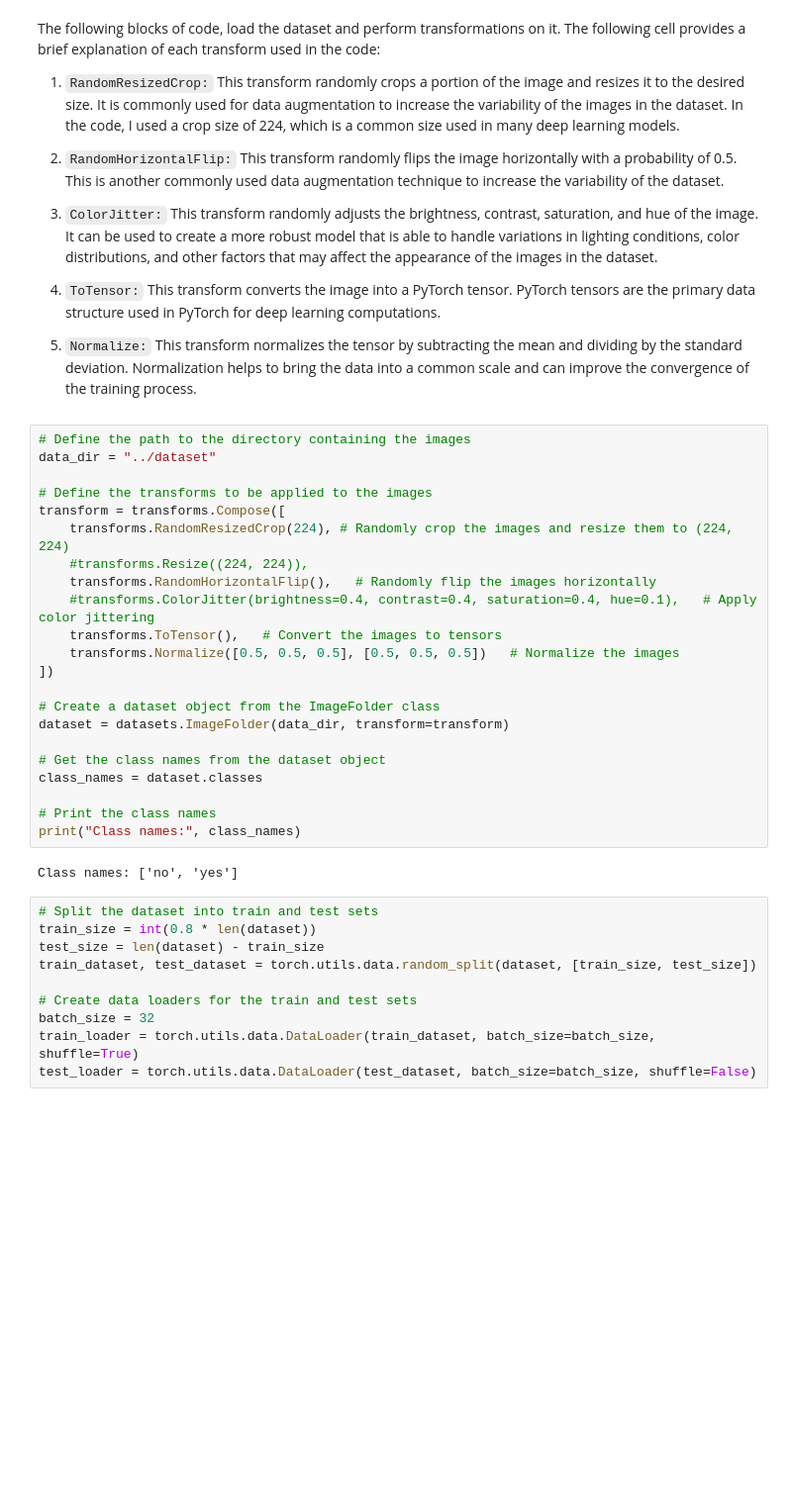
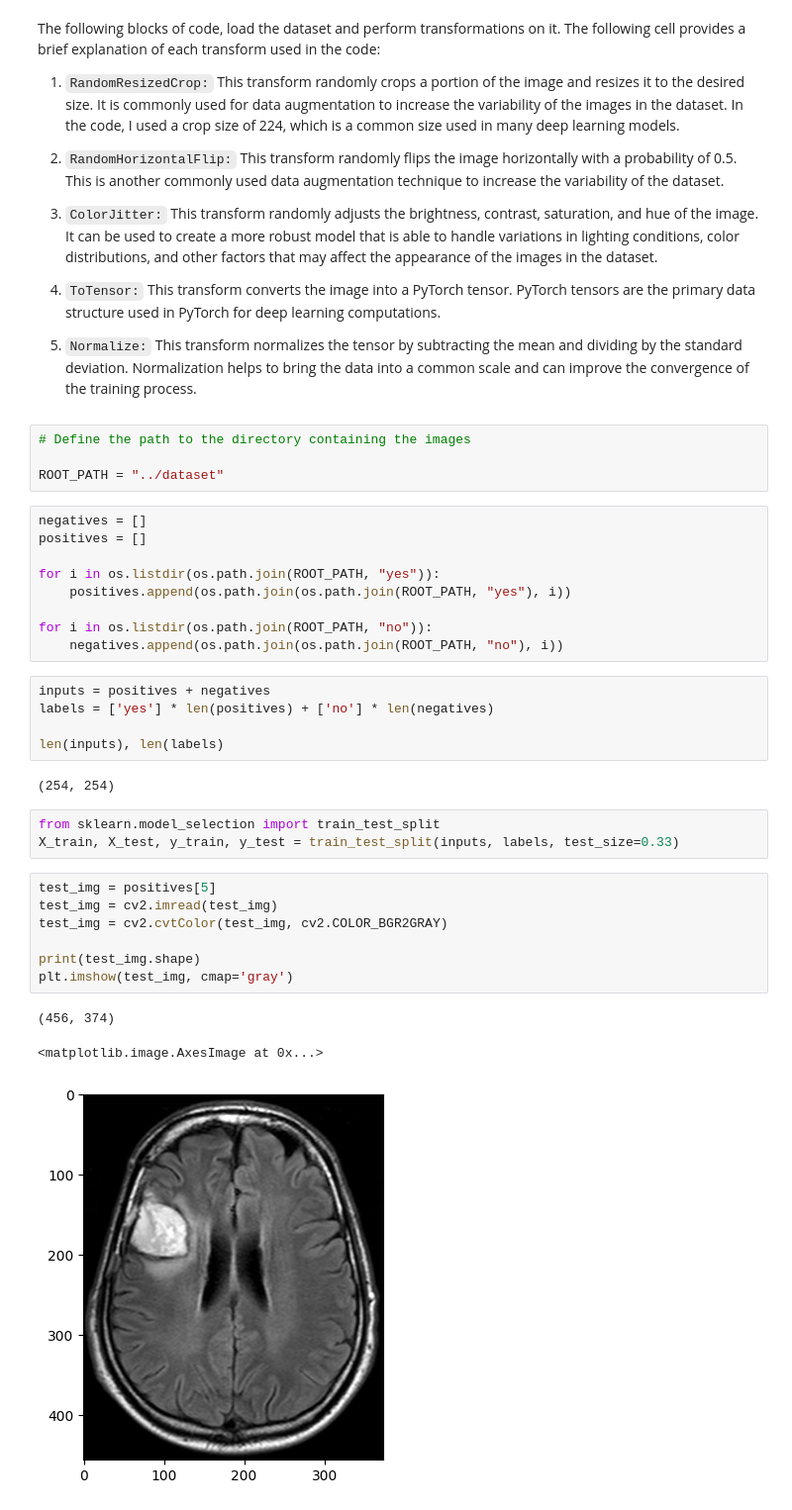
Before and after one commit to acse-ra922/detection-of-brain-tumor-using-deep-learning, a Jupyter notebook: deep learning algorithms/CNN Rubab.ipynb, the cells around one changed output. Shown at 99% size. Cells and saved outputs as stored; diff of their text form; blank space fills up the shorter version.

```diff
--- a/deep learning algorithms/CNN Rubab.ipynb
+++ b/deep learning algorithms/CNN Rubab.ipynb
@@ -25,35 +32,35 @@ The following blocks of code, load the dataset and perform transformations on it
 5. `Normalize:` This transform normalizes the tensor by subtracting the mean and dividing by the standard deviation. Normalization helps to bring the data into a common scale and can improve the convergence of the training process.
 # %%
 # Define the path to the directory containing the images
-data_dir = "../dataset"
 
-# Define the transforms to be applied to the images
-transform = transforms.Compose([
-    transforms.RandomResizedCrop(224), # Randomly crop the images and resize them to (224, 224)
-    #transforms.Resize((224, 224)),
-    transforms.RandomHorizontalFlip(),   # Randomly flip the images horizontally
-    #transforms.ColorJitter(brightness=0.4, contrast=0.4, saturation=0.4, hue=0.1),   # Apply color jittering
-    transforms.ToTensor(),   # Convert the images to tensors
-    transforms.Normalize([0.5, 0.5, 0.5], [0.5, 0.5, 0.5])   # Normalize the images
-])
-
-# Create a dataset object from the ImageFolder class
-dataset = datasets.ImageFolder(data_dir, transform=transform)
-
-# Get the class names from the dataset object
-class_names = dataset.classes
-
-# Print the class names
-print("Class names:", class_names)
+ROOT_PATH = "../dataset"
-# %% [output]
-Class names: ['no', 'yes']
+# %%
+negatives = []
+positives = []
+
+for i in os.listdir(os.path.join(ROOT_PATH, "yes")):
+    positives.append(os.path.join(os.path.join(ROOT_PATH, "yes"), i))
+
+for i in os.listdir(os.path.join(ROOT_PATH, "no")):
+    negatives.append(os.path.join(os.path.join(ROOT_PATH, "no"), i))
 # %%
-# Split the dataset into train and test sets
-train_size = int(0.8 * len(dataset))
-test_size = len(dataset) - train_size
-train_dataset, test_dataset = torch.utils.data.random_split(dataset, [train_size, test_size])
+inputs = positives + negatives
+labels = ['yes'] * len(positives) + ['no'] * len(negatives)
 
-# Create data loaders for the train and test sets
-batch_size = 32
-train_loader = torch.utils.data.DataLoader(train_dataset, batch_size=batch_size, shuffle=True)
-test_loader = torch.utils.data.DataLoader(test_dataset, batch_size=batch_size, shuffle=False)
+len(inputs), len(labels)
+# %% [output]
+(254, 254)
+# %%
+from sklearn.model_selection import train_test_split
+X_train, X_test, y_train, y_test = train_test_split(inputs, labels, test_size=0.33)
+# %%
+test_img = positives[5]
+test_img = cv2.imread(test_img)
+test_img = cv2.cvtColor(test_img, cv2.COLOR_BGR2GRAY)
+
+print(test_img.shape)
+plt.imshow(test_img, cmap='gray')
+# %% [output]
+(456, 374)
+<matplotlib.image.AxesImage at 0x...>
+[figure, added]
```
Also changed, not shown: parts of 22 cells of this notebook.
